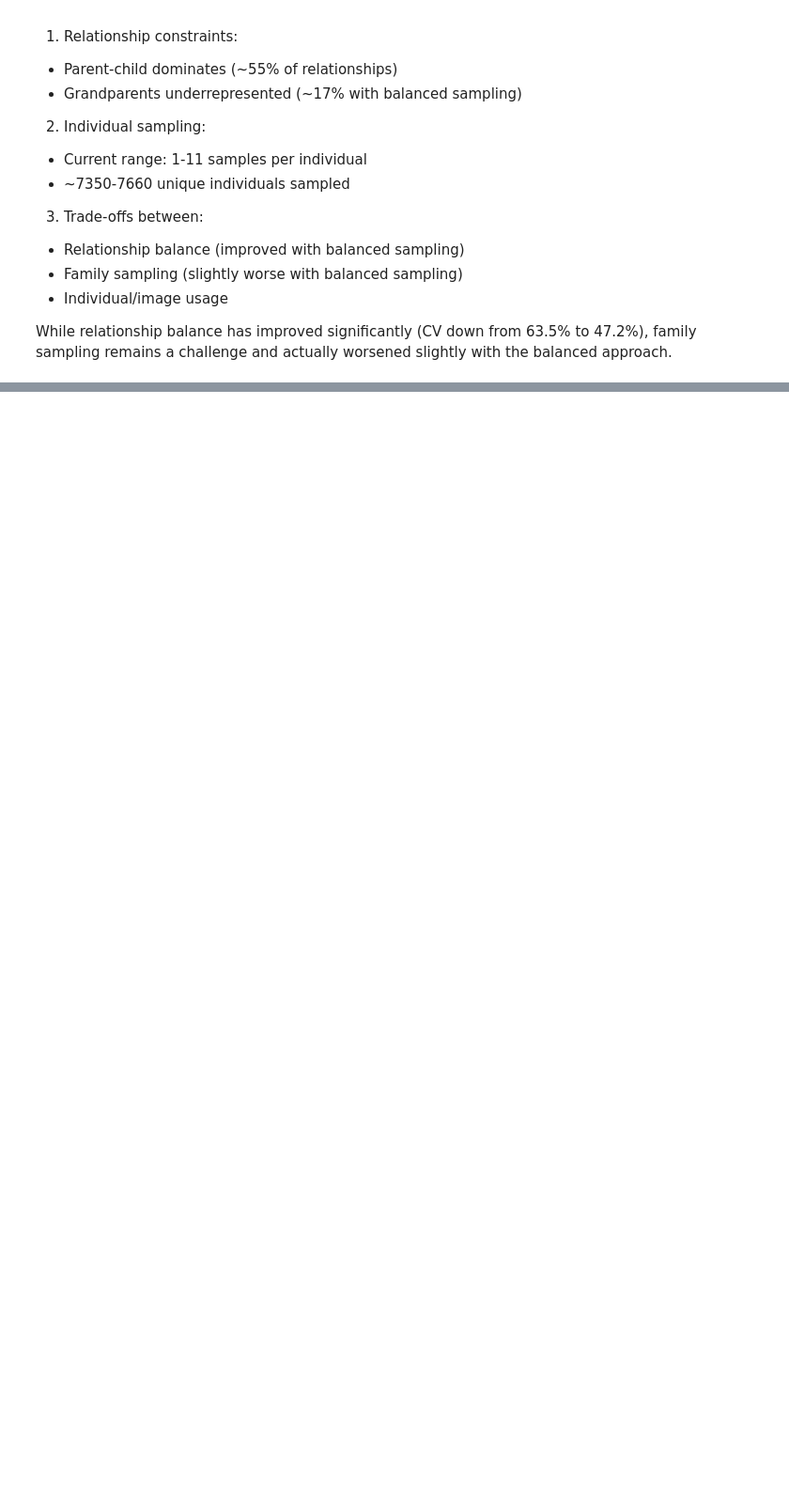
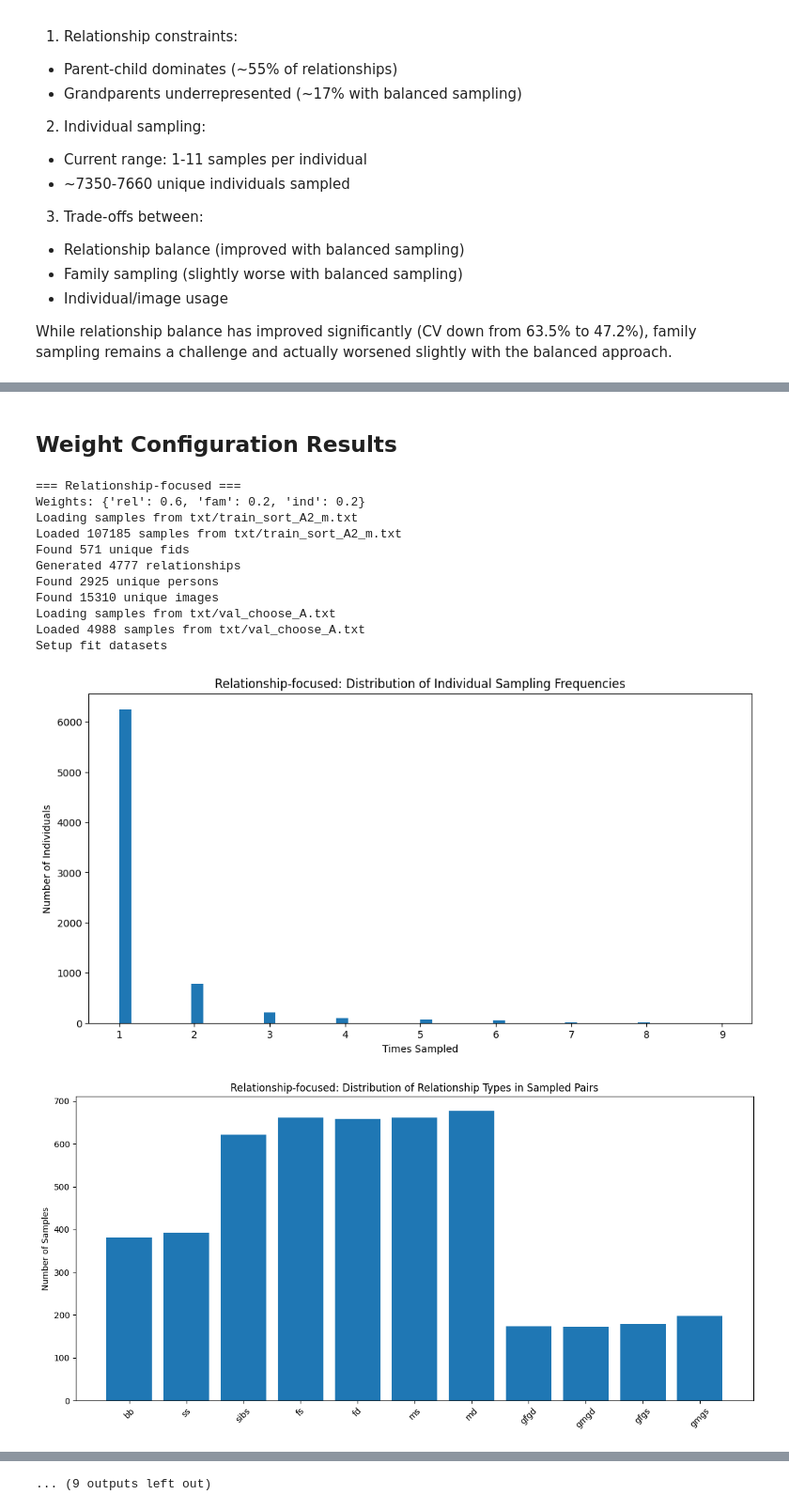
Before and after one commit to vitalwarley/research, a Jupyter notebook: notebooks/sampling_analysis.ipynb, the cells around one changed output, grey strips where cells are left out. Shown at 94% size. Cells and saved outputs as stored; diff of their text form; code cells hidden in the pictures; blank space fills up the shorter version.

```diff
--- a/notebooks/sampling_analysis.ipynb
+++ b/notebooks/sampling_analysis.ipynb
@@ -631,0 +581,58 @@ family sampling remains a challenge and actually worsened slightly with the bala
+# %%
+def analyze_weight_configuration(weights_config, title):
+    """Analyze sampling behavior with specific weight configuration."""
+    print(f"\n=== {title} ===")
+    print(f"Weights: {weights_config}")
+
+    dm = SCLDataModule(
+        dataset="ff-v3",
+        batch_size=64,
+        root_dir="../data/fiw/track1",
+        sampler_verbose=False,
+        sampling_weights=weights_config,
+        sampler_max_attempts=100,
+        sampler_max_families=50,
+    )
+    dm.setup("fit")
+    sampler = dm.train_dataloader().batch_sampler
+
+    individual_counts, relationship_type_counts, family_counts = analyze_epoch_sampling(sampler)
+    visualize_sampling_results(individual_counts, relationship_type_counts, family_counts, f"{title}: ")
+    print_sampling_statistics(individual_counts, relationship_type_counts, family_counts)
+
+    return {
+        "rel_cv": calculate_cv(relationship_type_counts),
+        "fam_cv": calculate_cv(family_counts),
+        "ind_cv": calculate_cv(individual_counts),
+    }
+
+
+# Define weight configurations to test
+weight_configs = {
+    "Relationship-focused": {"rel": 0.6, "fam": 0.2, "ind": 0.2},
+    "Family-focused": {"rel": 0.2, "fam": 0.6, "ind": 0.2},
+    "Individual-focused": {"rel": 0.2, "fam": 0.2, "ind": 0.6},
+    "Balanced": {"rel": 0.33, "fam": 0.33, "ind": 0.34},
+    "Strong-relationship": {"rel": 0.8, "fam": 0.1, "ind": 0.1},
+}
+# %% [markdown]
+## Weight Configuration Results
+# %%
+# Analyze each configuration
+results = {}
+for name, weights in weight_configs.items():
+    results[name] = analyze_weight_configuration(weights, name)
+# %% [output]
+=== Relationship-focused ===
+Weights: {'rel': 0.6, 'fam': 0.2, 'ind': 0.2}
+Loading samples from txt/train_sort_A2_m.txt
+Loaded 107185 samples from txt/train_sort_A2_m.txt
+Found 571 unique fids
+Generated 4777 relationships
+Found 2925 unique persons
+Found 15310 unique images
+Loading samples from txt/val_choose_A.txt
+Loaded 4988 samples from txt/val_choose_A.txt
+Setup fit datasets
+[figure, added]
+[figure, added]
@@ -631,0 +680 @@ family sampling remains a challenge and actually worsened slightly with the bala
+... (9 outputs left out)
```
Also changed, not shown: parts of 20 cells of this notebook, 4 other files.
